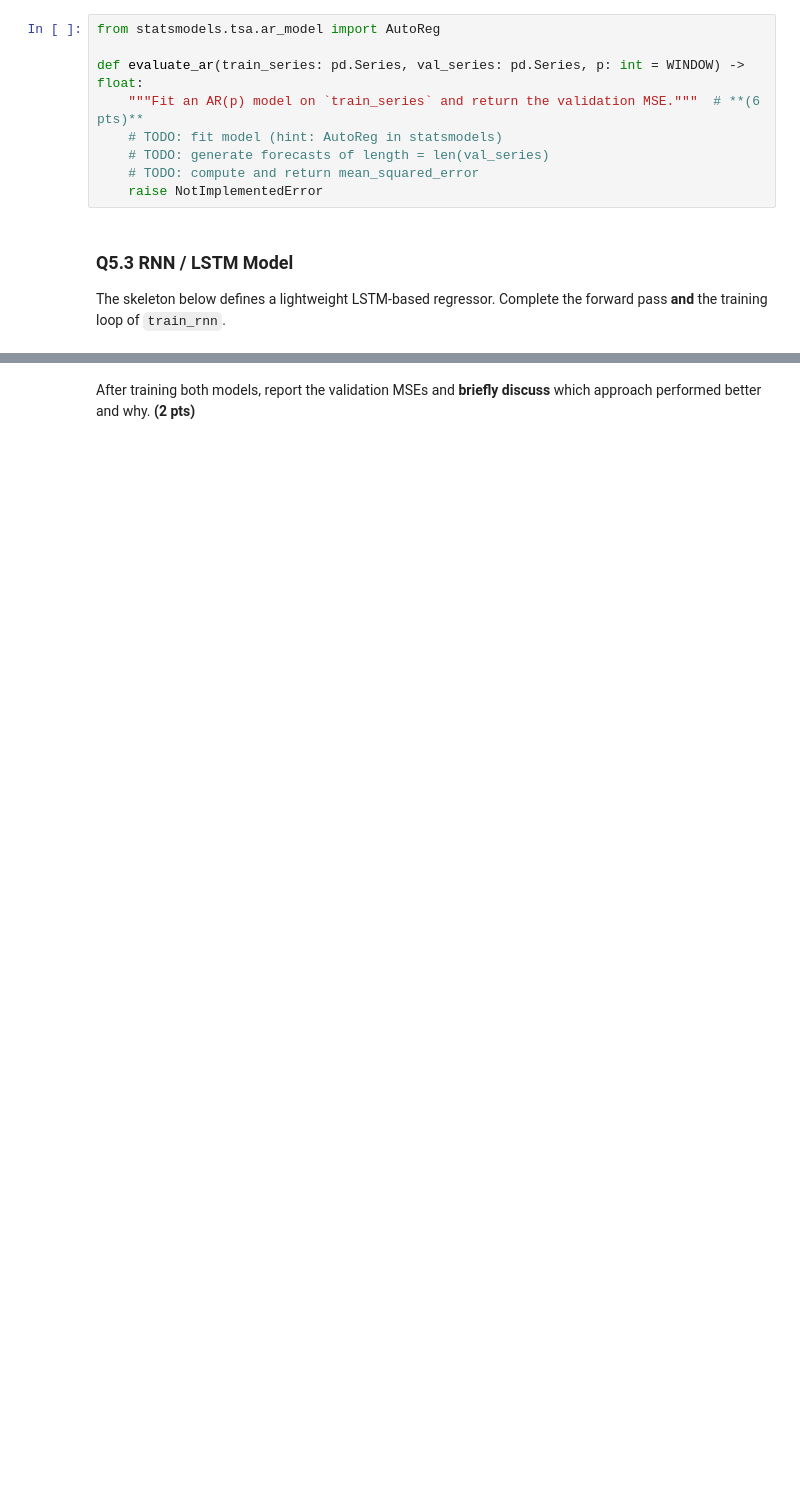
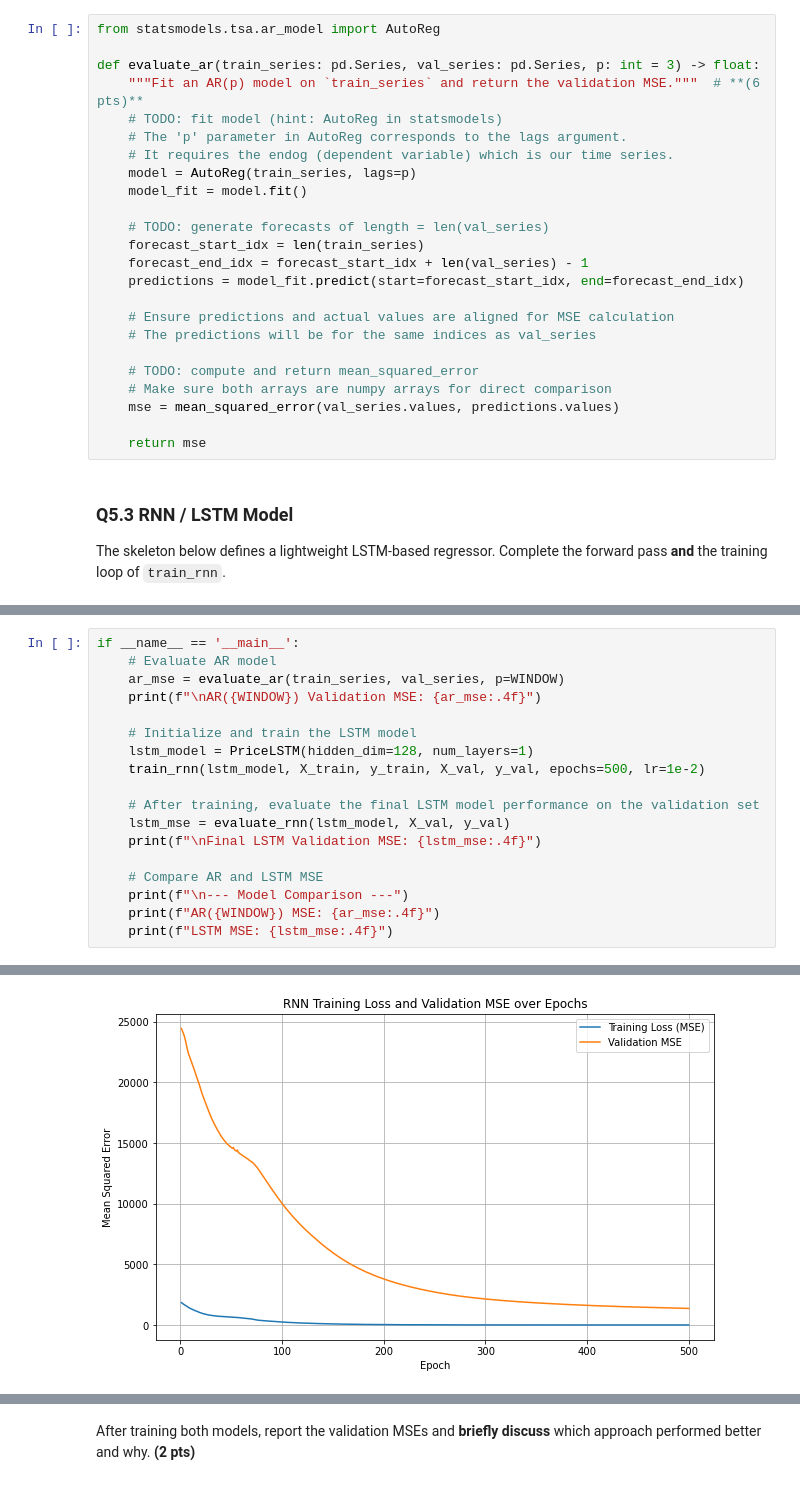
Before and after one commit to krackalackel02/CS145, a Jupyter notebook: hw5/hw5_cs145_25spring.ipynb, the cells around one changed output, grey strips where cells are left out. Cells and saved outputs as stored; diff of their text form; blank space fills up the shorter version.

```diff
--- a/hw5/hw5_cs145_25spring.ipynb
+++ b/hw5/hw5_cs145_25spring.ipynb
@@ -302,12 +574,27 @@ Fill in the missing sections of the function below **or** feel free to re-implem
 # %%
 from statsmodels.tsa.ar_model import AutoReg
 
-def evaluate_ar(train_series: pd.Series, val_series: pd.Series, p: int = WINDOW) -> float:
+def evaluate_ar(train_series: pd.Series, val_series: pd.Series, p: int = 3) -> float:
     """Fit an AR(p) model on `train_series` and return the validation MSE."""  # **(6 pts)**
     # TODO: fit model (hint: AutoReg in statsmodels)
+    # The 'p' parameter in AutoReg corresponds to the lags argument.
+    # It requires the endog (dependent variable) which is our time series.
+    model = AutoReg(train_series, lags=p)
+    model_fit = model.fit()
+
     # TODO: generate forecasts of length = len(val_series)
+    forecast_start_idx = len(train_series)
+    forecast_end_idx = forecast_start_idx + len(val_series) - 1
+    predictions = model_fit.predict(start=forecast_start_idx, end=forecast_end_idx)
+
+    # Ensure predictions and actual values are aligned for MSE calculation
+    # The predictions will be for the same indices as val_series
+
     # TODO: compute and return mean_squared_error
-    raise NotImplementedError
+    # Make sure both arrays are numpy arrays for direct comparison
+    mse = mean_squared_error(val_series.values, predictions.values)
+
+    return mse
 # %% [markdown]
 ### Q5.3 RNN / LSTM Model
 The skeleton below defines a lightweight LSTM-based regressor. Complete the forward pass **and** the training loop of `train_rnn`.
@@ -335,0 +692,19 @@ def train_rnn(model: nn.Module, X_train: np.ndarray, y_train: np.ndarray,
+# %%
+if __name__ == '__main__':
+    # Evaluate AR model
+    ar_mse = evaluate_ar(train_series, val_series, p=WINDOW)
+    print(f"\nAR({WINDOW}) Validation MSE: {ar_mse:.4f}")
+
+    # Initialize and train the LSTM model
+    lstm_model = PriceLSTM(hidden_dim=128, num_layers=1)
+    train_rnn(lstm_model, X_train, y_train, X_val, y_val, epochs=500, lr=1e-2)
+
+    # After training, evaluate the final LSTM model performance on the validation set
+    lstm_mse = evaluate_rnn(lstm_model, X_val, y_val)
+    print(f"\nFinal LSTM Validation MSE: {lstm_mse:.4f}")
+
+    # Compare AR and LSTM MSE
+    print(f"\n--- Model Comparison ---")
+    print(f"AR({WINDOW}) MSE: {ar_mse:.4f}")
+    print(f"LSTM MSE: {lstm_mse:.4f}")
+# %% [output]
@@ -335,0 +738 @@ def train_rnn(model: nn.Module, X_train: np.ndarray, y_train: np.ndarray,
+[figure, added]
```
Also changed, not shown: parts of 14 cells of this notebook.
